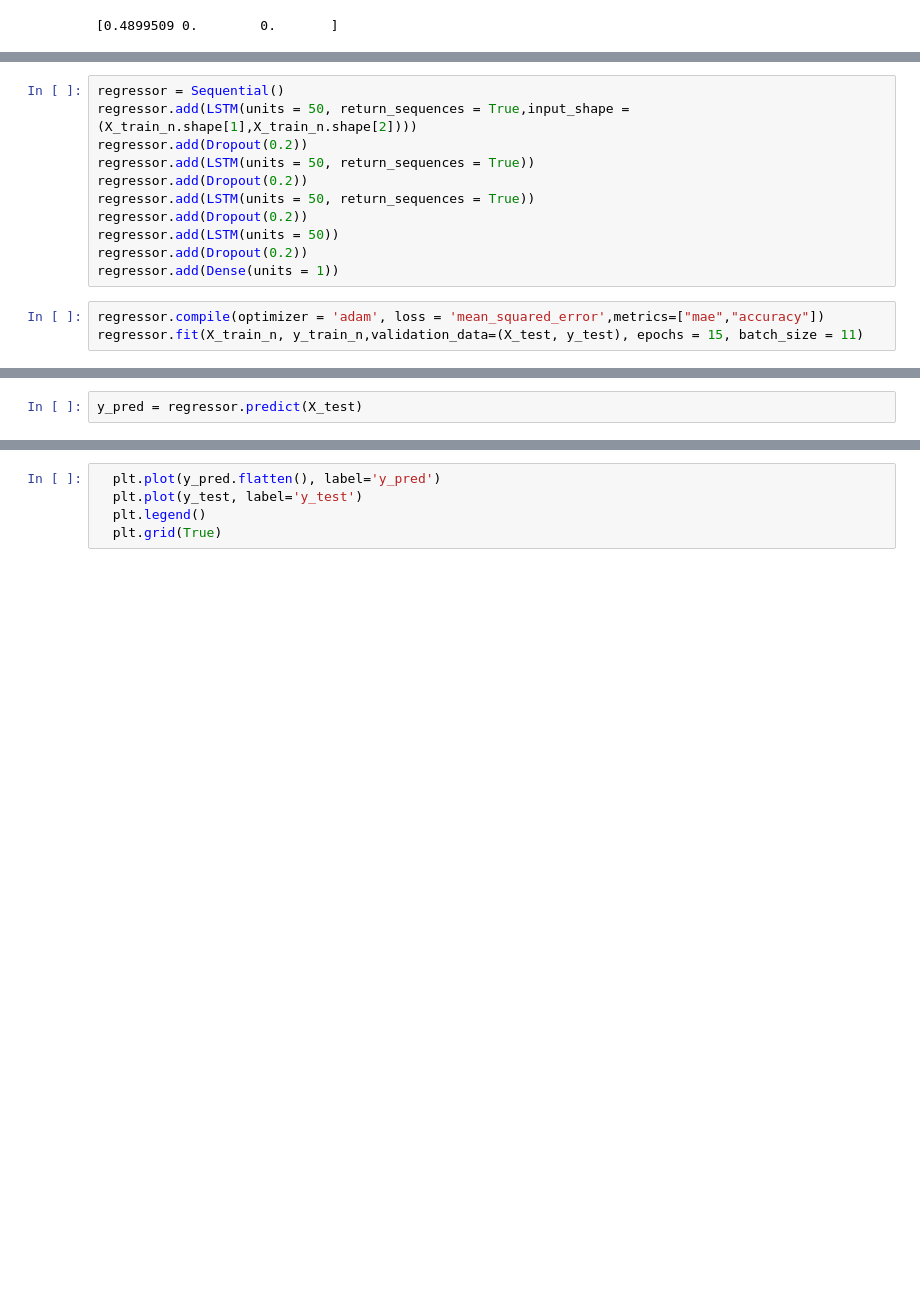
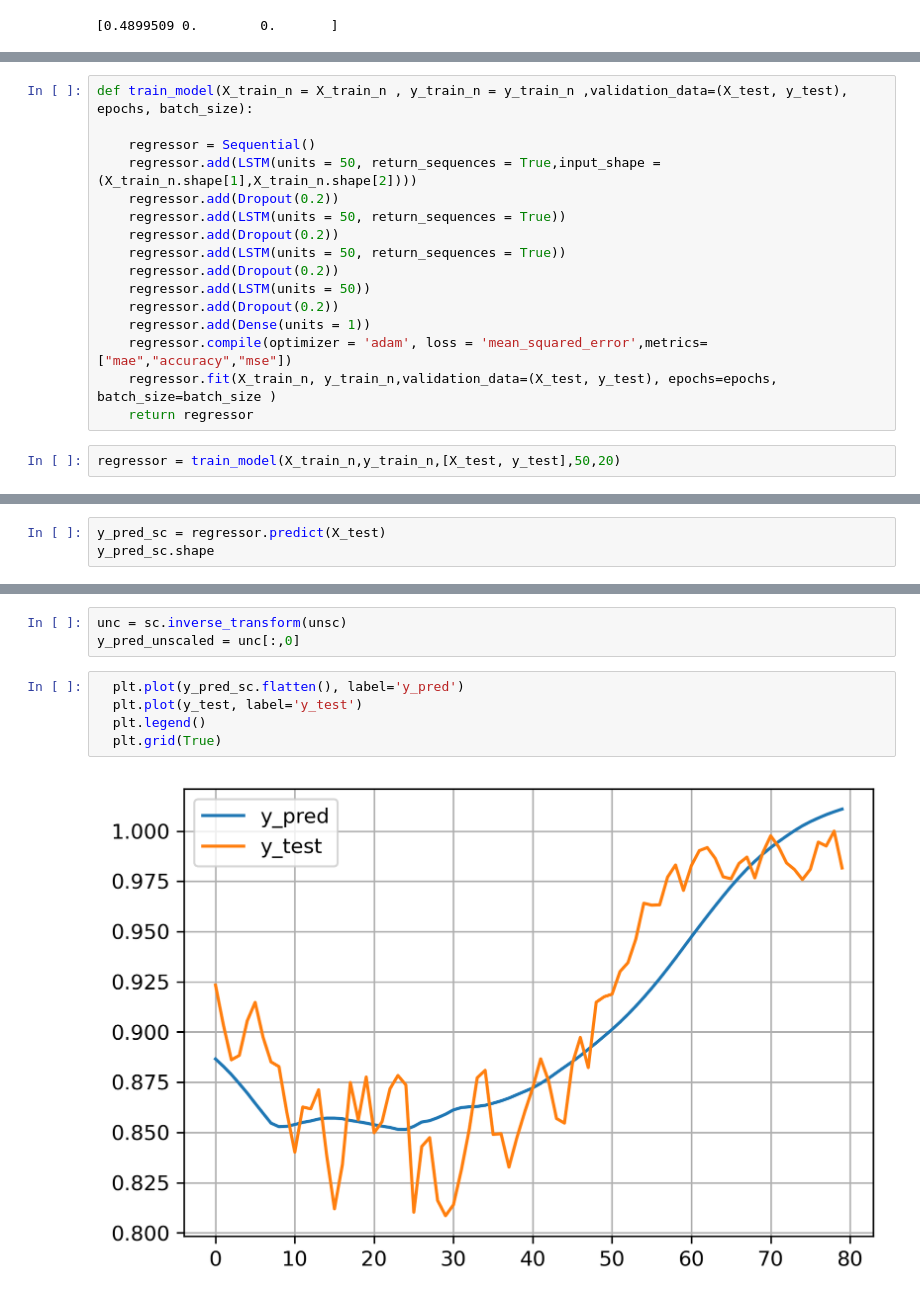
Before and after one commit to imamitsehgal/ThesisLJMU, a Jupyter notebook: ThesisProject.ipynb, the cells around one changed output, grey strips where cells are left out. Saved outputs shown, nothing was run; the diff lists cells and outputs as text; blank space fills up the shorter version.

```diff
--- a/ThesisProject.ipynb
+++ b/ThesisProject.ipynb
@@ -719,14 +706,18 @@ y_train_n = y_train[:X_train.shape[0]-80]
 # %%
-regressor = Sequential()
-regressor.add(LSTM(units = 50, return_sequences = True,input_shape = (X_train_n.shape[1],X_train_n.shape[2])))
-regressor.add(Dropout(0.2))
-regressor.add(LSTM(units = 50, return_sequences = True))
-regressor.add(Dropout(0.2))
-regressor.add(LSTM(units = 50, return_sequences = True))
-regressor.add(Dropout(0.2))
-regressor.add(LSTM(units = 50))
-regressor.add(Dropout(0.2))
-regressor.add(Dense(units = 1))
+def train_model(X_train_n = X_train_n , y_train_n = y_train_n ,validation_data=(X_test, y_test), epochs, batch_size):
+
+    regressor = Sequential()
+    regressor.add(LSTM(units = 50, return_sequences = True,input_shape = (X_train_n.shape[1],X_train_n.shape[2])))
+    regressor.add(Dropout(0.2))
+    regressor.add(LSTM(units = 50, return_sequences = True))
+    regressor.add(Dropout(0.2))
+    regressor.add(LSTM(units = 50, return_sequences = True))
+    regressor.add(Dropout(0.2))
+    regressor.add(LSTM(units = 50))
+    regressor.add(Dropout(0.2))
+    regressor.add(Dense(units = 1))
+    regressor.compile(optimizer = 'adam', loss = 'mean_squared_error',metrics=["mae","accuracy","mse"])
+    regressor.fit(X_train_n, y_train_n,validation_data=(X_test, y_test), epochs=epochs, batch_size=batch_size )
+    return regressor
-# %%
-regressor.compile(optimizer = 'adam', loss = 'mean_squared_error',metrics=["mae","accuracy"])
-regressor.fit(X_train_n, y_train_n,validation_data=(X_test, y_test), epochs = 15, batch_size = 11)
+# %%
+regressor = train_model(X_train_n,y_train_n,[X_test, y_test],50,20)
@@ -757,2 +774,3 @@ X_test.shape
 # %%
-y_pred = regressor.predict(X_test)
+y_pred_sc = regressor.predict(X_test)
+y_pred_sc.shape
@@ -761,7 +782,12 @@ y_pred
+# %%
+unc = sc.inverse_transform(unsc)
+y_pred_unscaled = unc[:,0]
 # %%
-  plt.plot(y_pred.flatten(), label='y_pred')
+  plt.plot(y_pred_sc.flatten(), label='y_pred')
   plt.plot(y_test, label='y_test')
   plt.legend()
   plt.grid(True)
+# %% [output]
+[figure, added]
 # %%
 len(y_test)
```
Also changed, not shown: parts of 64 cells of this notebook, 2 other files.
